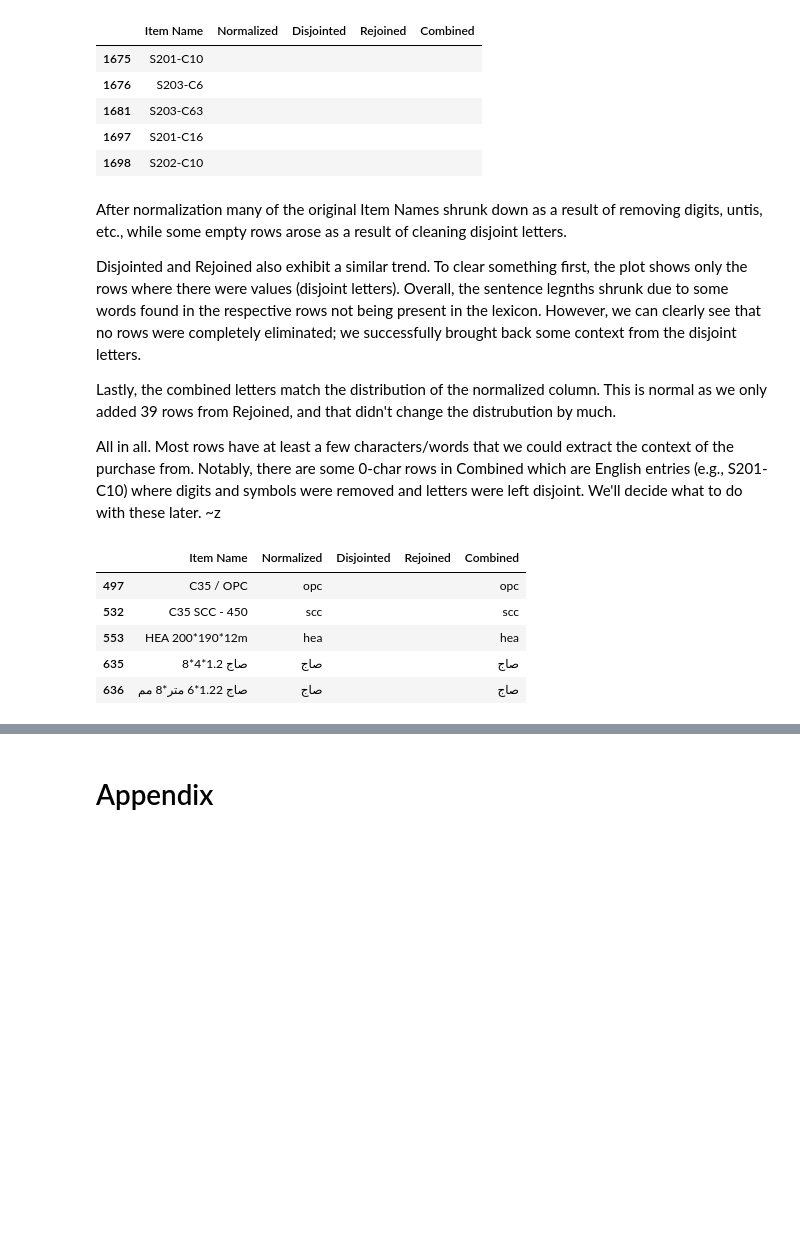
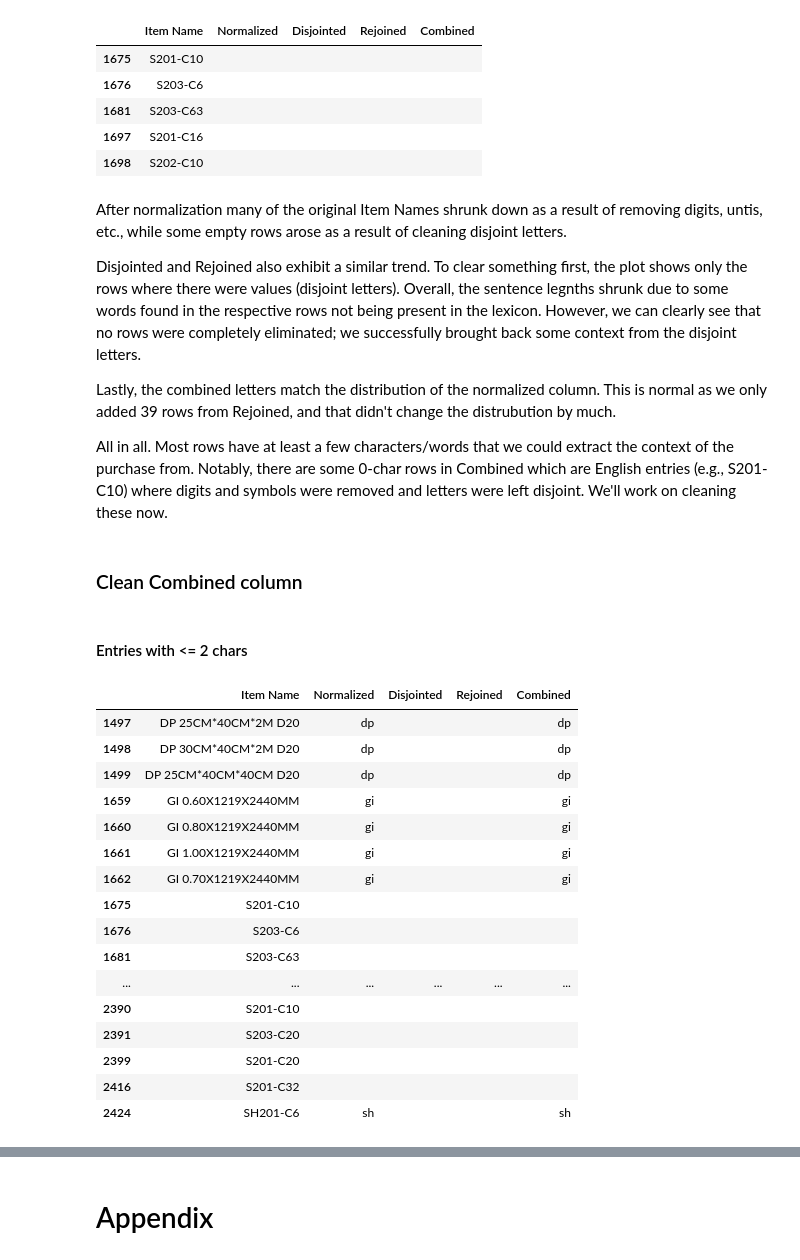
Before and after one commit to abodeza/Purchase_Data_Analysis, a Jupyter notebook: notebooks/NLP.ipynb, the cells around one changed output, grey strips where cells are left out. Saved outputs shown, nothing was run; the diff lists cells and outputs as text; code cells hidden in the pictures; blank space fills up the shorter version.

```diff
--- a/notebooks/NLP.ipynb
+++ b/notebooks/NLP.ipynb
@@ -503,7 +521,7 @@ for src, parts in extract_map.items():
         lexicon.pop(src, None)
 
 remove_words = {
-    'شب','دن','حر','اي','لب','حب','كل','يا','ات','تر','جد','يد','ين','يخ','جي','دي','شر','ال','خا','سن','مت',
+    'شب','دن','حر','اي','لب','حب','كل','يا','ات','تر','جد','يد','ين','يخ','جي','دي','شر','ال','خا','سن','مت', 'نص',
     'استتواريو', 'المستعماره'
 }
 
@@ -622,7 +641,7 @@ def viterbi_segment(chars, trie, del_char_logp=log(6.7e-3)): # ≈ -5.00
         return words, 1
 
     elif not words: # In case we failed to construct any words; flag with 0
-        return "Unknown", 0
+        return "unknown", 0
 
     else: # We found a list of words; return the score (<0) and join by space later to reconstruct sentence
         return words, best[0]
@@ -701,7 +716,3 @@ print("سماكه in trie?", trie_ar.in_trie_prefix("سماكه"))
 print("مجدول in trie?", trie_ar.in_trie_prefix("مجدول"))
 # %% [output]
 مجدول in trie? True
-# %%
-words, score = viterbi_segment(df["Disjointed"].iloc[1563], trie_ar)
-print(df["Disjointed"].iloc[1563])
-print(words, score)
@@ -711,8 +718,0 @@ print(words, score)
-# %%
-chars = "صاجاسودملمت"
-counts = {"صاج" : 1, "اسود" :1, "ملمت" : 1}
-
-trie = build_trie_from_counts(lexicon)
-seg, score = viterbi_segment(chars, trie_ar)
-
-print(seg, score)
@@ -838,13 +832,29 @@ Disjointed and Rejoined also exhibit a similar trend. To clear something first,
 
 Lastly, the combined letters match the distribution of the normalized column. This is normal as we only added 39 rows from Rejoined, and that didn't change the distrubution by much.
 
-All in all. Most rows have at least a few characters/words that we could extract the context of the purchase from. Notably, there are some 0-char rows in Combined which are English entries (e.g., S201-C10) where digits and symbols were removed and letters were left disjoint. We'll decide what to do with these later. ~z
+All in all. Most rows have at least a few characters/words that we could extract the context of the purchase from. Notably, there are some 0-char rows in Combined which are English entries (e.g., S201-C10) where digits and symbols were removed and letters were left disjoint. We'll work on cleaning these now.
+# %% [markdown]
+### Clean Combined column
+# %% [markdown]
+#### Entries with <= 2 chars
 # %%
-df[df["Combined"].str.len() == 3].head(5)
+# Let's see the combined Item Names with <= 2 chars
+df[df["Combined"].str.len() <= 2]
 # %% [output]
 |  | Item Name | Normalized | Disjointed | Rejoined | Combined |
-| 497 | C35 / OPC | opc |  |  | opc |
-| 532 | C35 SCC - 450 | scc |  |  | scc |
-| 553 | HEA 200*190*12m | hea |  |  | hea |
-| 635 | صاج 1.2*4*8 | صاج |  |  | صاج |
-| 636 | صاج 1.22*6 متر*8 مم | صاج |  |  | صاج |
+| 1497 | DP 25CM*40CM*2M D20 | dp |  |  | dp |
+| 1498 | DP 30CM*40CM*2M D20 | dp |  |  | dp |
+| 1499 | DP 25CM*40CM*40CM D20 | dp |  |  | dp |
+| 1659 | GI 0.60X1219X2440MM | gi |  |  | gi |
+| 1660 | GI 0.80X1219X2440MM | gi |  |  | gi |
+| 1661 | GI 1.00X1219X2440MM | gi |  |  | gi |
+| 1662 | GI 0.70X1219X2440MM | gi |  |  | gi |
+| 1675 | S201-C10 |  |  |  |  |
+| 1676 | S203-C6 |  |  |  |  |
+| 1681 | S203-C63 |  |  |  |  |
+| ... | ... | ... | ... | ... | ... |
+| 2390 | S201-C10 |  |  |  |  |
+| 2391 | S203-C20 |  |  |  |  |
+| 2399 | S201-C20 |  |  |  |  |
+| 2416 | S201-C32 |  |  |  |  |
+| 2424 | SH201-C6 | sh |  |  | sh |
```
Also changed, not shown: parts of 59 cells of this notebook.
